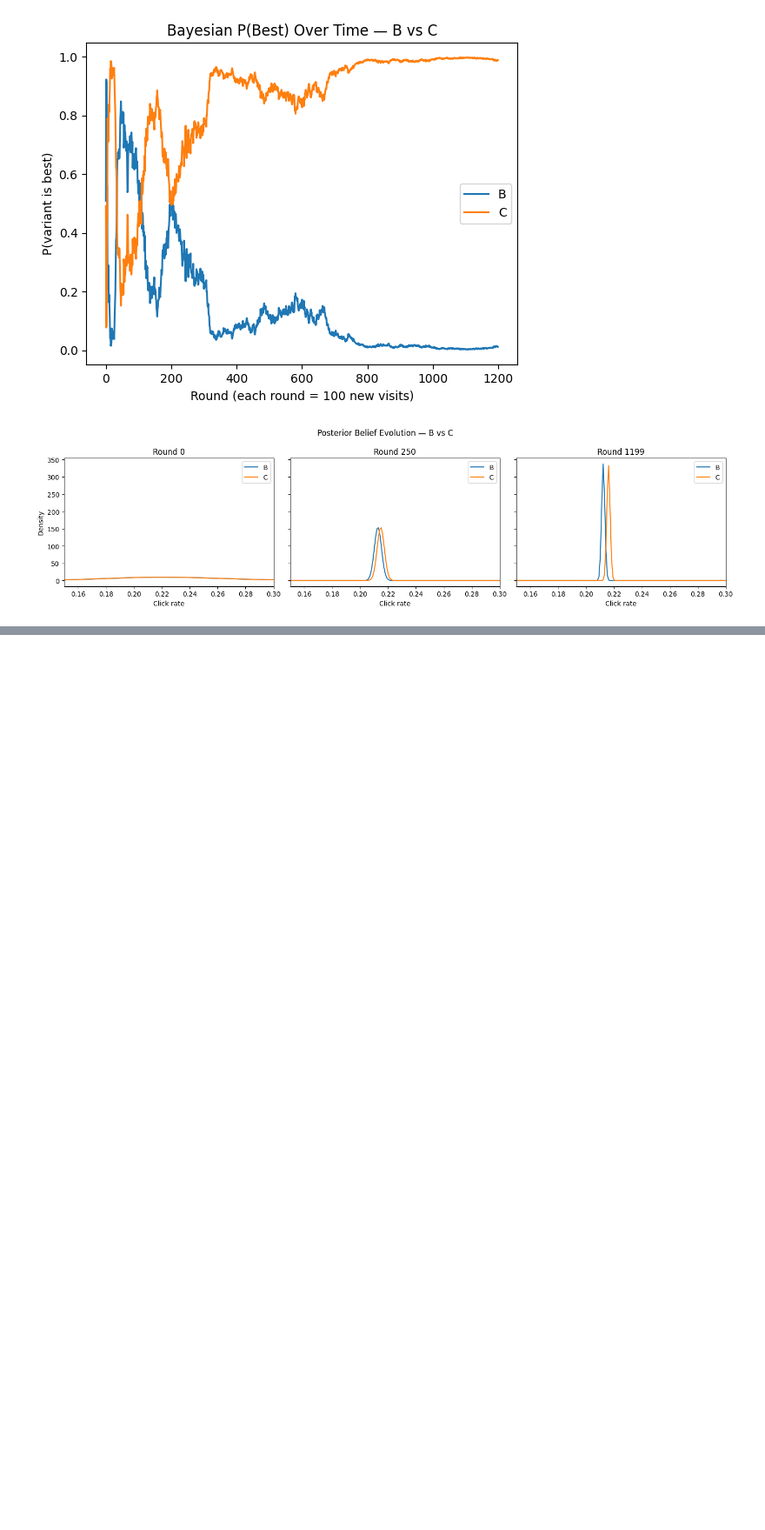
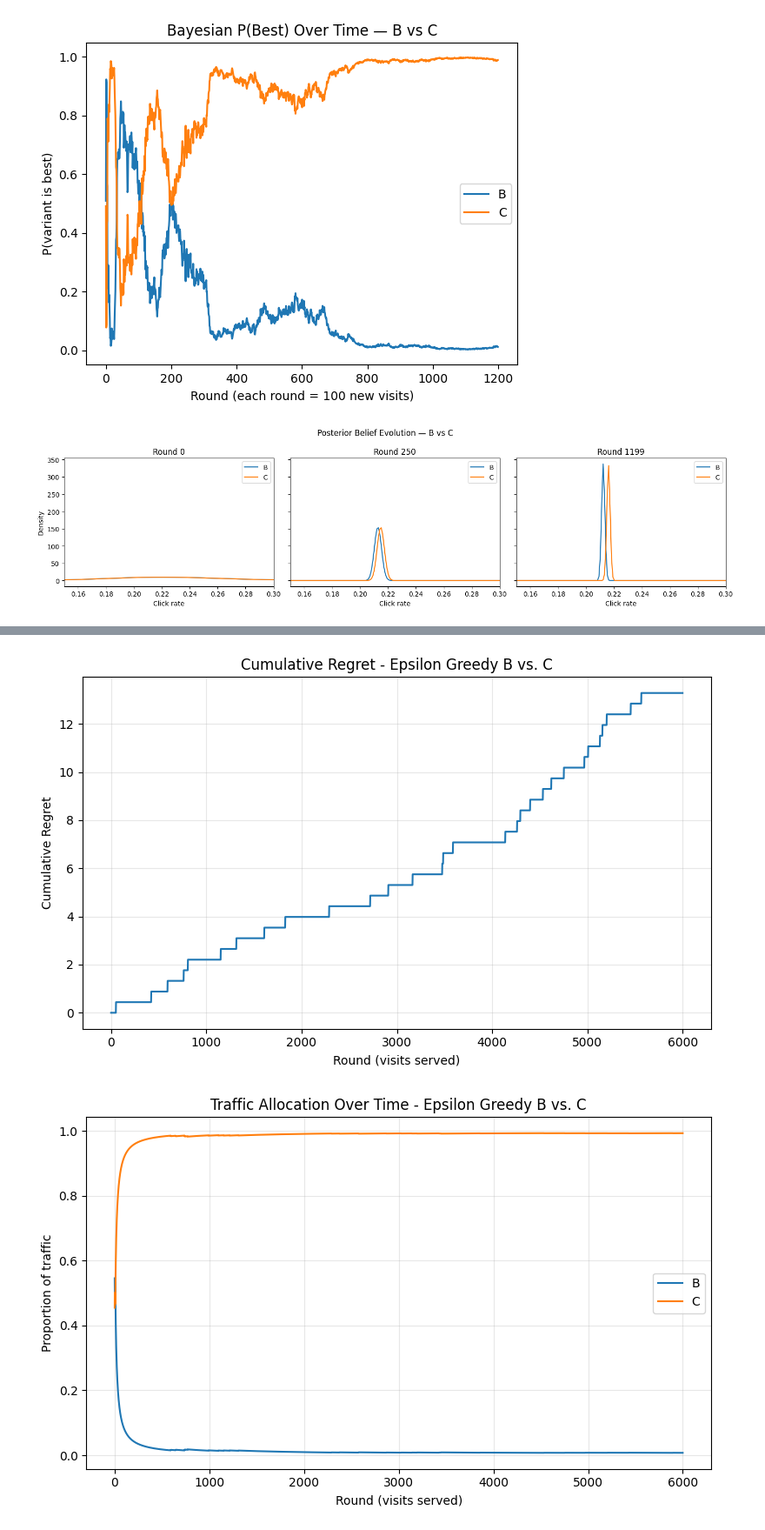
Before and after one commit to ananya290905/RecommenderTesting, a Jupyter notebook: notebooks/03_experimental_simulation.ipynb, the cells around one changed output, grey strips where cells are left out. Shown at 87% size. Drawn from its saved outputs; the diff is of its cells as text; code cells hidden in the pictures; blank space fills up the shorter version.

```diff
--- a/notebooks/03_experimental_simulation.ipynb
+++ b/notebooks/03_experimental_simulation.ipynb
@@ -337,0 +375,9 @@ plt.show()
+# %%
+# now lets just run B vs. C
+results_epsilon_pair = run_bandit_simulation(['B', 'C'], 6000, pick_epsilon_greedy, epsilon=0.1)
+
+graph_cumulative_regret(results_epsilon_pair['cumulative_regret'], 'Epsilon Greedy B vs. C')
+graph_allocation_history(results_epsilon_pair['allocation_history'], 'Epsilon Greedy B vs. C', ['B', 'C'])
+# %% [output]
+[figure, added]
+[figure, added]
```
Also changed, not shown: parts of 12 cells of this notebook.
